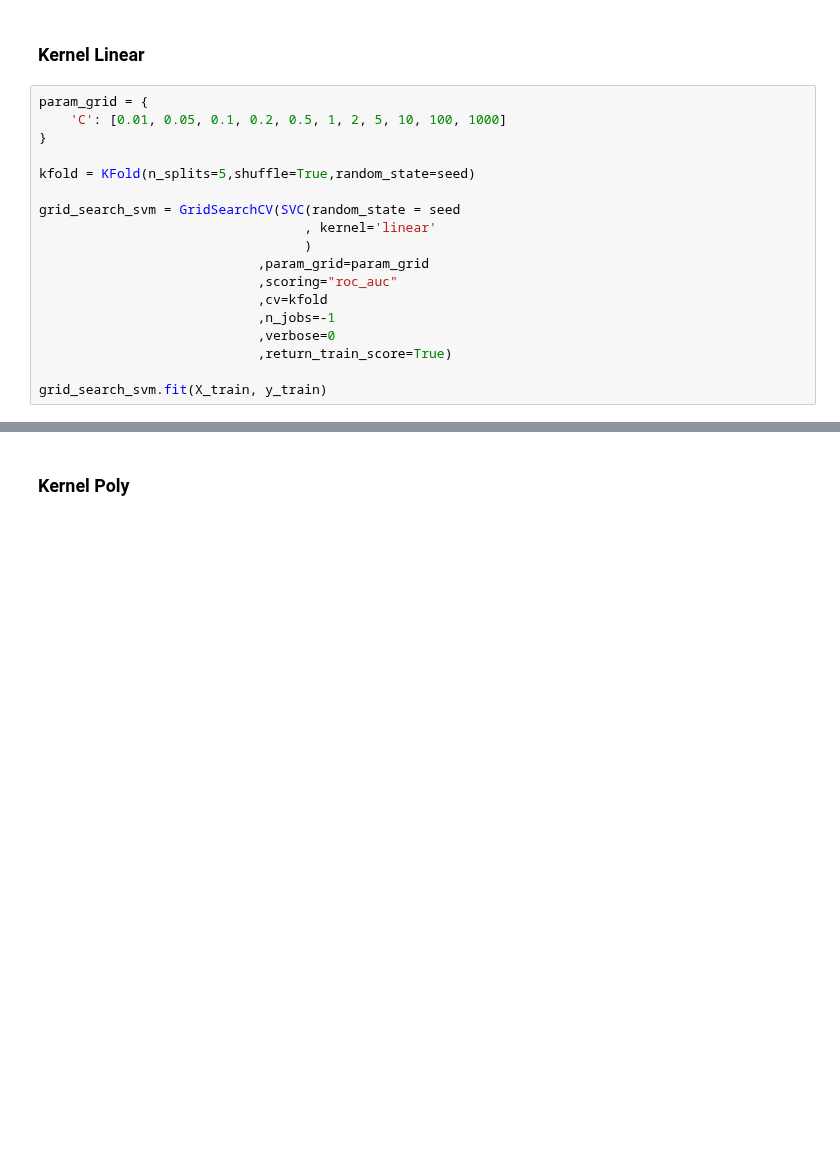
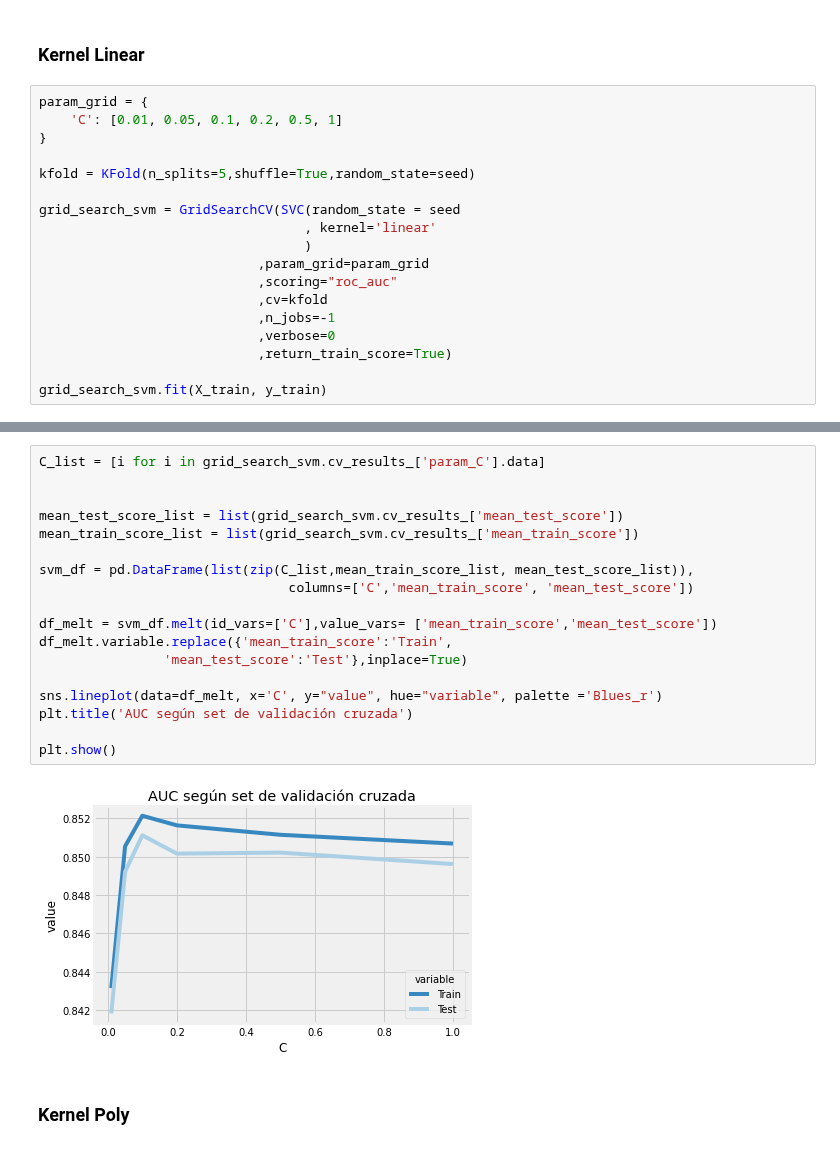
Before and after one commit to DenisTros/Hotel_Reservations, a Jupyter notebook: notebooks/svm.ipynb, the cells around one changed output, grey strips where cells are left out. Cells and saved outputs as stored; diff of their text form; blank space fills up the shorter version.

```diff
--- a/notebooks/svm.ipynb
+++ b/notebooks/svm.ipynb
@@ -37,7 +37,7 @@ Separamos en distintas optimizaciones por recursos computacionales
 ### Kernel Linear
 # %%
 param_grid = {
-    'C': [0.01, 0.05, 0.1, 0.2, 0.5, 1, 2, 5, 10, 100, 1000]
+    'C': [0.01, 0.05, 0.1, 0.2, 0.5, 1]
 }
 
 kfold = KFold(n_splits=5,shuffle=True,random_state=seed)
@@ -59,2 +67,22 @@ print(f'El AUC es de: {round(grid_search_svm.best_score_,3)}')
+# %%
+C_list = [i for i in grid_search_svm.cv_results_['param_C'].data]
+
+
+mean_test_score_list = list(grid_search_svm.cv_results_['mean_test_score'])
+mean_train_score_list = list(grid_search_svm.cv_results_['mean_train_score'])
+
+svm_df = pd.DataFrame(list(zip(C_list,mean_train_score_list, mean_test_score_list)),
+                                columns=['C','mean_train_score', 'mean_test_score'])
+
+df_melt = svm_df.melt(id_vars=['C'],value_vars= ['mean_train_score','mean_test_score'])
+df_melt.variable.replace({'mean_train_score':'Train',
+                'mean_test_score':'Test'},inplace=True)
+
+sns.lineplot(data=df_melt, x='C', y="value", hue="variable", palette ='Blues_r')
+plt.title('AUC según set de validación cruzada')
+
+plt.show()
+# %% [output]
+[figure, added]
 # %% [markdown]
 ### Kernel Poly
```
Also changed, not shown: parts of 7 cells of this notebook.
